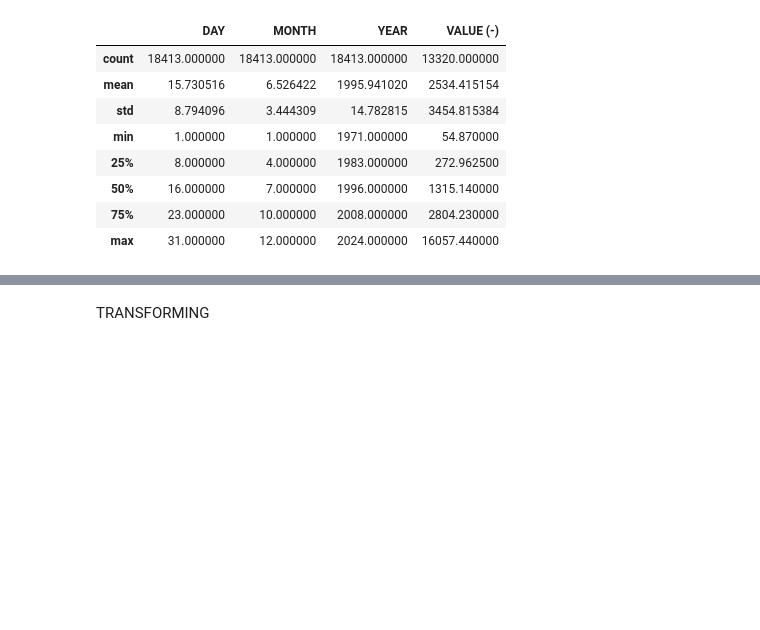
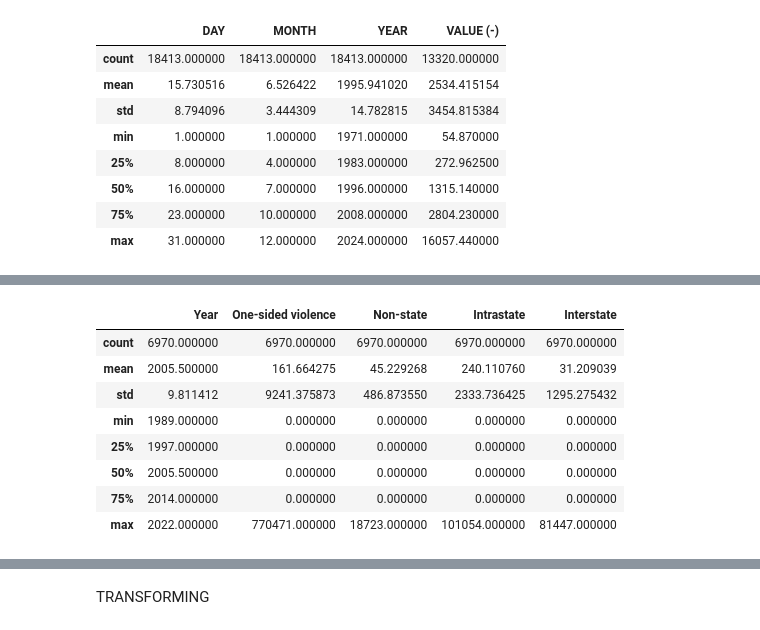
Before and after one commit to FIAP-61/petrolytics, a Jupyter notebook: notebooks/tech_challenge_fase04_group_61.ipynb, the cells around one changed output, grey strips where cells are left out. Cells and saved outputs as stored; diff of their text form; code cells hidden in the pictures; blank space fills up the shorter version.

```diff
--- a/notebooks/tech_challenge_fase04_group_61.ipynb
+++ b/notebooks/tech_challenge_fase04_group_61.ipynb
@@ -246,0 +300,12 @@ db_nasdaq.describe()
+# %%
+db_war_type.describe()
+# %% [output]
+|  | Year | One-sided violence | Non-state | Intrastate | Interstate |
+| count | 6970.000000 | 6970.000000 | 6970.000000 | 6970.000000 | 6970.000000 |
+| mean | 2005.500000 | 161.664275 | 45.229268 | 240.110760 | 31.209039 |
+| std | 9.811412 | 9241.375873 | 486.873550 | 2333.736425 | 1295.275432 |
+| min | 1989.000000 | 0.000000 | 0.000000 | 0.000000 | 0.000000 |
+| 25% | 1997.000000 | 0.000000 | 0.000000 | 0.000000 | 0.000000 |
+| 50% | 2005.500000 | 0.000000 | 0.000000 | 0.000000 | 0.000000 |
+| 75% | 2014.000000 | 0.000000 | 0.000000 | 0.000000 | 0.000000 |
+| max | 2022.000000 | 770471.000000 | 18723.000000 | 101054.000000 | 81447.000000 |
```
Also changed, not shown: parts of 16 cells of this notebook, 6 other files.
